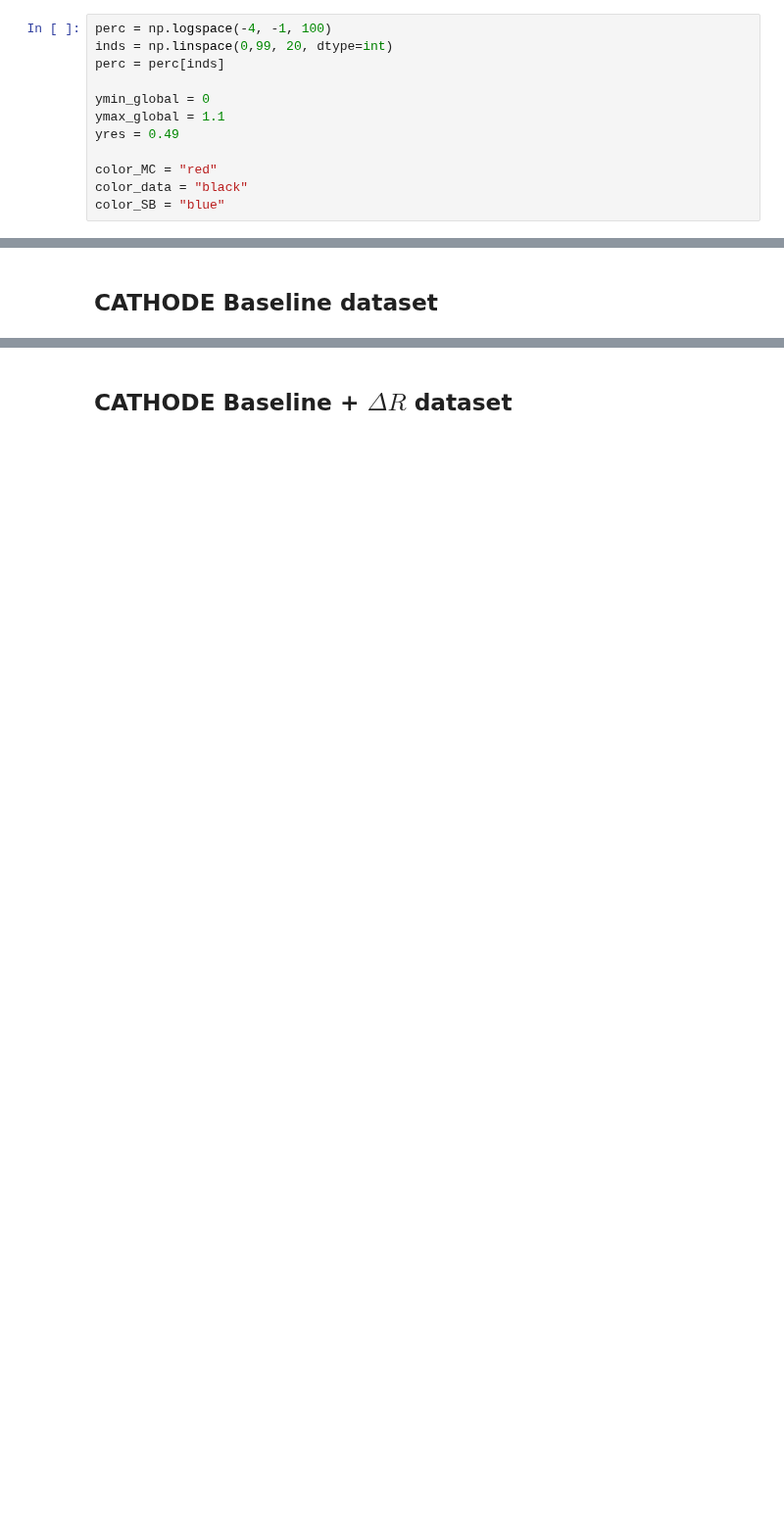
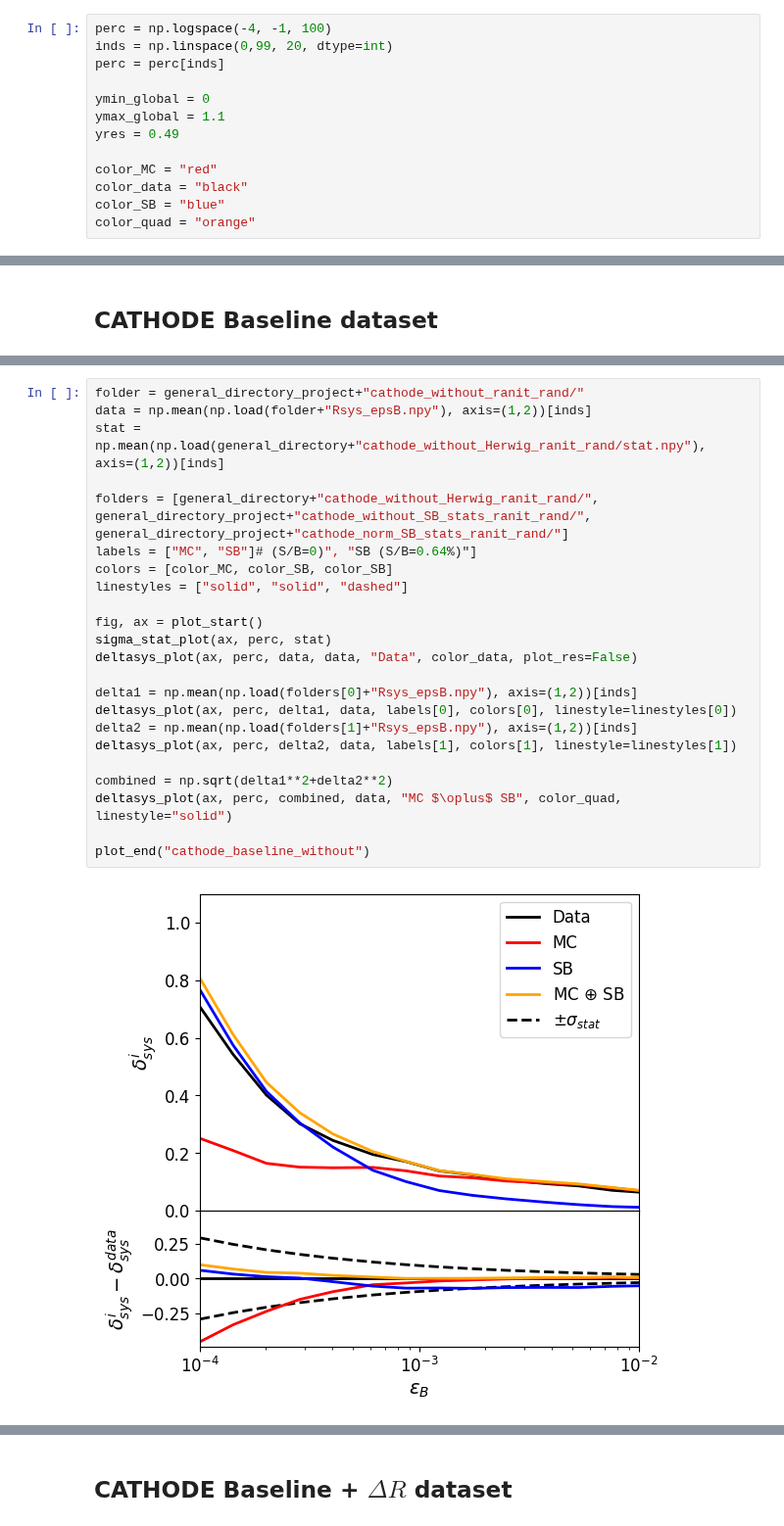
Before and after one commit to mariehein/bumphunt_paper, a Jupyter notebook: delta_sys_plotting.ipynb, the cells around one changed output, grey strips where cells are left out. Shown at 98% size. Drawn from its saved outputs; the diff is of its cells as text; blank space fills up the shorter version.

```diff
--- a/delta_sys_plotting.ipynb
+++ b/delta_sys_plotting.ipynb
@@ -38,6 +38,7 @@ yres = 0.49
 color_MC = "red"
 color_data = "black"
 color_SB = "blue"
+color_quad = "orange"
 # %%
 def plot_start():
     fig, ax = plt.subplots(2,1, sharex=True, height_ratios=[0.7,0.3], figsize = (6.4, 6))
@@ -129,0 +152,25 @@ plot_end("cathode_baseline")
+# %%
+folder = general_directory_project+"cathode_without_ranit_rand/"
+data = np.mean(np.load(folder+"Rsys_epsB.npy"), axis=(1,2))[inds]
+stat = np.mean(np.load(general_directory+"cathode_without_Herwig_ranit_rand/stat.npy"), axis=(1,2))[inds]
+
+folders = [general_directory+"cathode_without_Herwig_ranit_rand/", general_directory_project+"cathode_without_SB_stats_ranit_rand/", general_directory_project+"cathode_norm_SB_stats_ranit_rand/"]
+labels = ["MC", "SB"]# (S/B=0)", "SB (S/B=0.64%)"]
+colors = [color_MC, color_SB, color_SB]
+linestyles = ["solid", "solid", "dashed"]
+
+fig, ax = plot_start()
+sigma_stat_plot(ax, perc, stat)
+deltasys_plot(ax, perc, data, data, "Data", color_data, plot_res=False)
+
+delta1 = np.mean(np.load(folders[0]+"Rsys_epsB.npy"), axis=(1,2))[inds]
+deltasys_plot(ax, perc, delta1, data, labels[0], colors[0], linestyle=linestyles[0])
+delta2 = np.mean(np.load(folders[1]+"Rsys_epsB.npy"), axis=(1,2))[inds]
+deltasys_plot(ax, perc, delta2, data, labels[1], colors[1], linestyle=linestyles[1])
+
+combined = np.sqrt(delta1**2+delta2**2)
+deltasys_plot(ax, perc, combined, data, "MC $\oplus$ SB", color_quad, linestyle="solid")
+
+plot_end("cathode_baseline_without")
+# %% [output]
+[figure, added]
```
Also changed, not shown: parts of 9 cells of this notebook, 2 other files.
